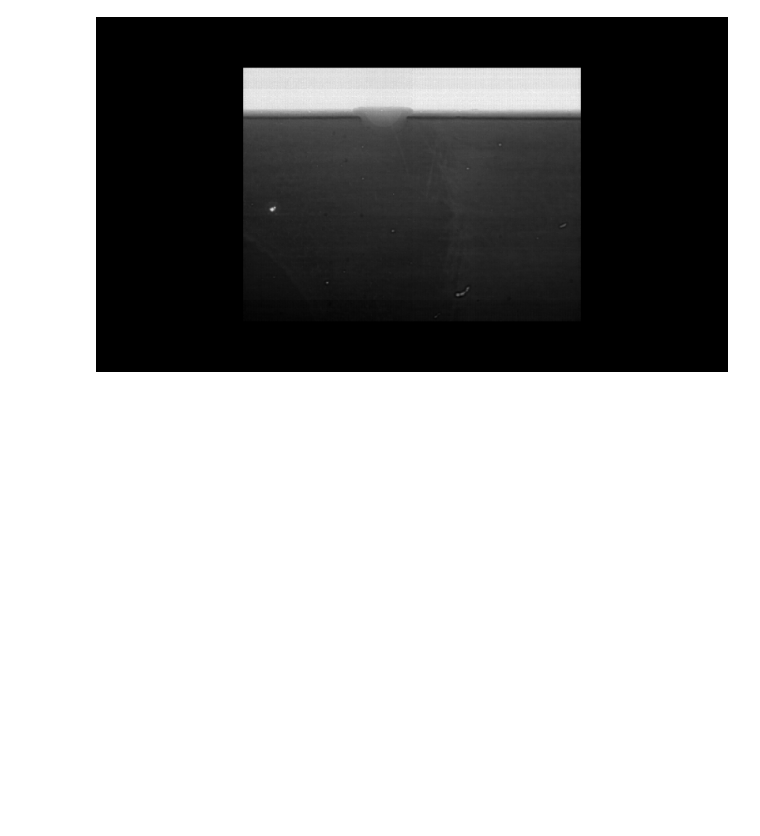
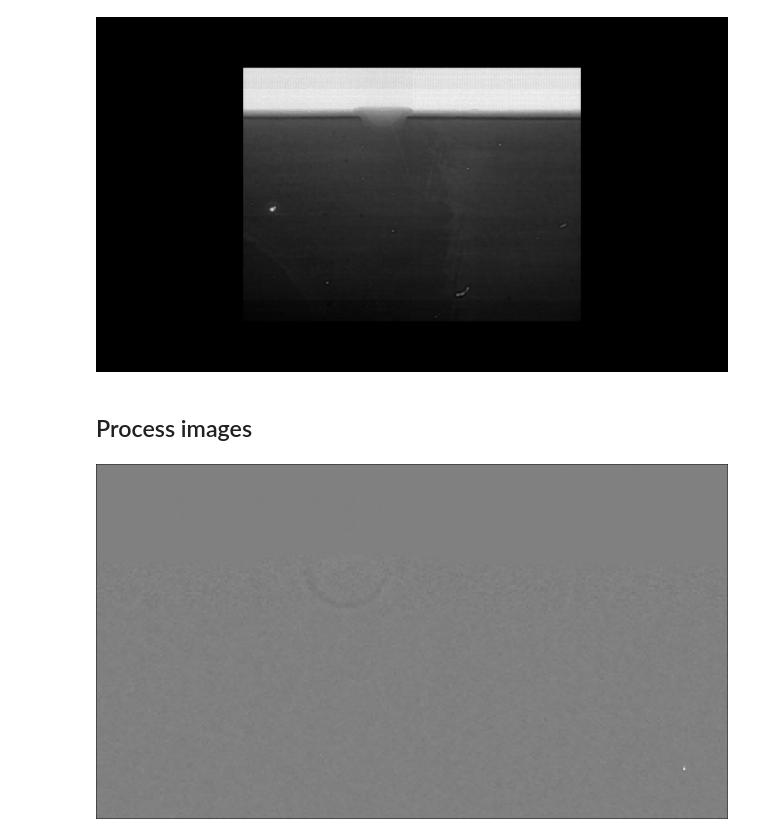
Before and after one commit to CANFSA/manual-feature-tracking, a Jupyter notebook: manual-tracking-and-saving.ipynb, the cells around one changed output. Cells and saved outputs as stored; diff of their text form; code cells hidden in the pictures; blank space fills up the shorter version.

Commit message:
Add processing function and calls

```diff
--- a/manual-tracking-and-saving.ipynb
+++ b/manual-tracking-and-saving.ipynb
@@ -37,3 +37,40 @@ napari.utils.nbscreenshot(viewer, canvas_only=True)
 11 image(s) loaded.
 Image numbers: [220 221 222 223 224 225 226 227 228 229 230]
 [figure]
+# %% [markdown]
+## Process images
+# %%
+def process_images(
+    imgs,
+    process='div_by_pre'
+):
+    if process == 'sub_pre':
+        processed_imgs = [
+            imgs[n, :, :] - imgs[n - 1, :, :] for n in range(1, imgs.shape[0])
+        ]
+        processed_imgs.insert(0, np.zeros_like(processed_imgs[0]))
+    elif process == 'sub_first':
+        processed_imgs = [
+            imgs[n, :, :] - imgs[0, :, :] for n in range(1, imgs.shape[0])
+        ]
+        processed_imgs.insert(0, np.zeros_like(processed_imgs[0]))
+    elif process == 'div_by_pre':
+        processed_imgs = [
+            imgs[n, :, :] / imgs[n - 1, :, :] for n in range(1, imgs.shape[0])
+        ]
+        processed_imgs.insert(0, np.zeros_like(processed_imgs[0]))
+    elif process == 'div_by_first':
+        processed_imgs = [
+            imgs[n, :, :] / imgs[0, :, :] for n in range(1, imgs.shape[0])
+        ]
+        processed_imgs.insert(0, np.zeros_like(processed_imgs[0]))
+    else:
+        raise ValueError(f"Processing routine {process} not recognized; process must be 'sub_pre', 'sub_first', 'div_by_pre', or 'div_by_first'.")
+    processed_imgs = np.stack(processed_imgs)
+    return processed_imgs
+# %%
+pre_subbed = process_images(imgs, process='sub_pre')
+viewer.add_image(pre_subbed)
+napari.utils.nbscreenshot(viewer, canvas_only=True)
+# %% [output]
+[figure, added]
```
Also changed, not shown: parts of 3 cells of this notebook.
